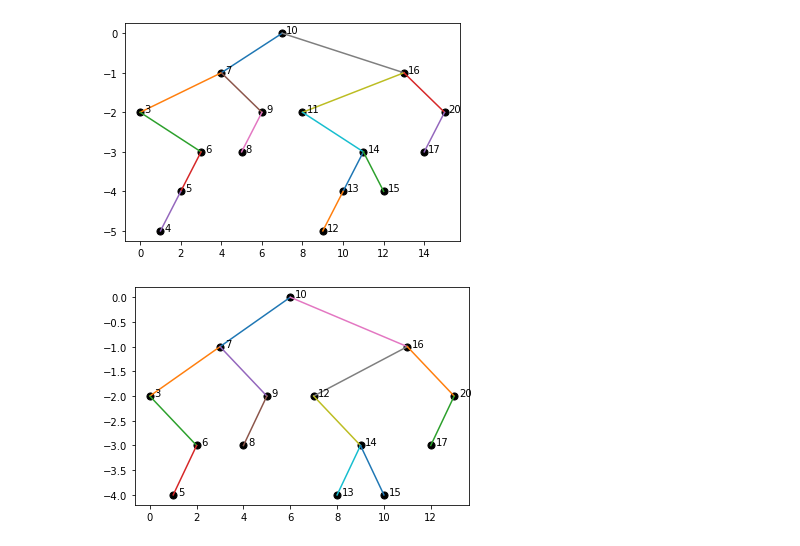
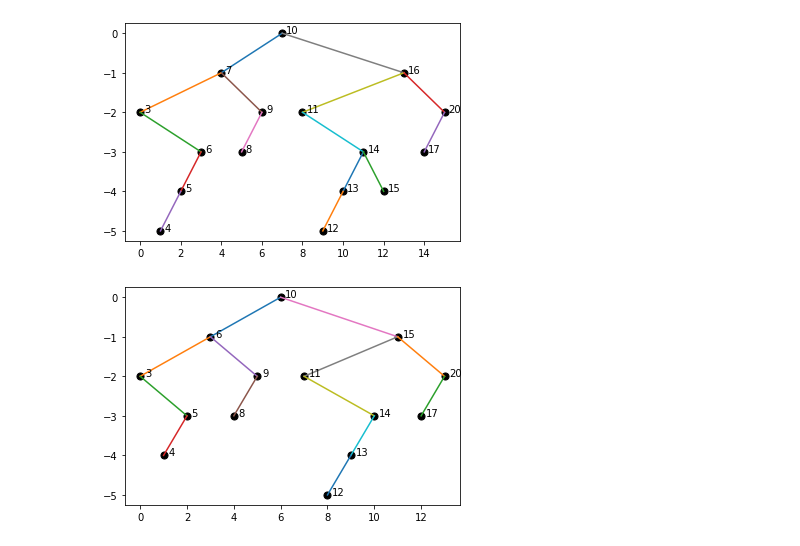
Before and after one commit to hwilt/CS371W, a Jupyter notebook: Labs/Lab6/Trees.ipynb, the cells around one changed output. Drawn from its saved outputs; the diff is of its cells as text; code cells hidden in the pictures.

```diff
--- a/Labs/Lab6/Trees.ipynb
+++ b/Labs/Lab6/Trees.ipynb
@@ -111,8 +152,10 @@ T.draw()
 [figure]
 # %%
 #T.remove_naive(11)
-T.remove_naive(4)
-T.remove_naive(11)
+#T.remove_naive(4)
+#T.remove_naive(11)
+T.remove_fast(7)
+T.remove_fast(16)
 T.draw()
 # %% [output]
-[figure, old version]
+[figure, new version]
```
Also changed, not shown: parts of 1 cell of this notebook.
